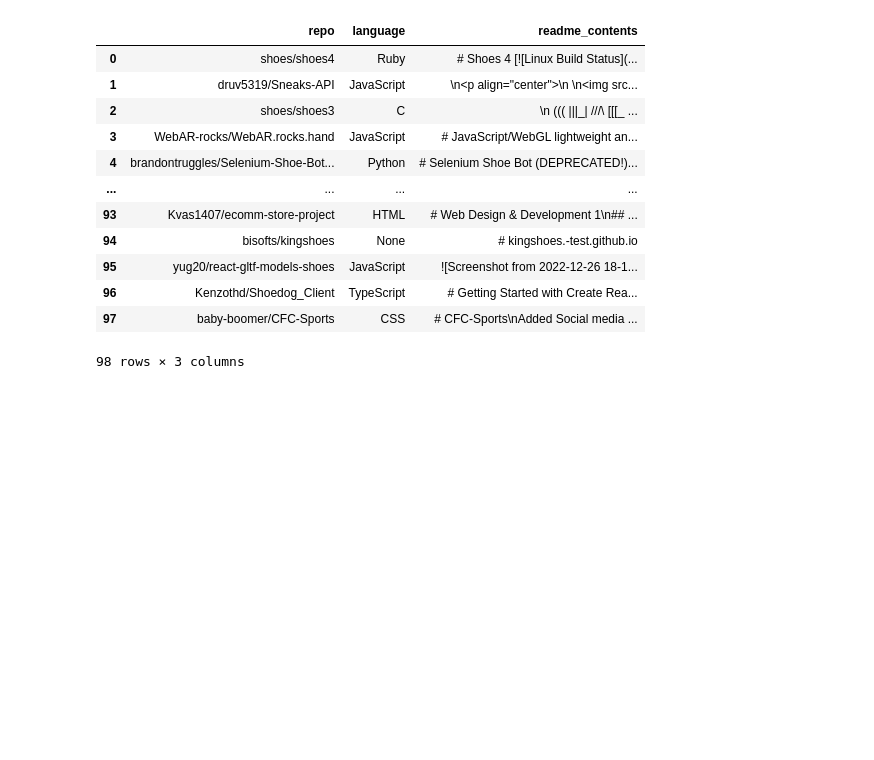
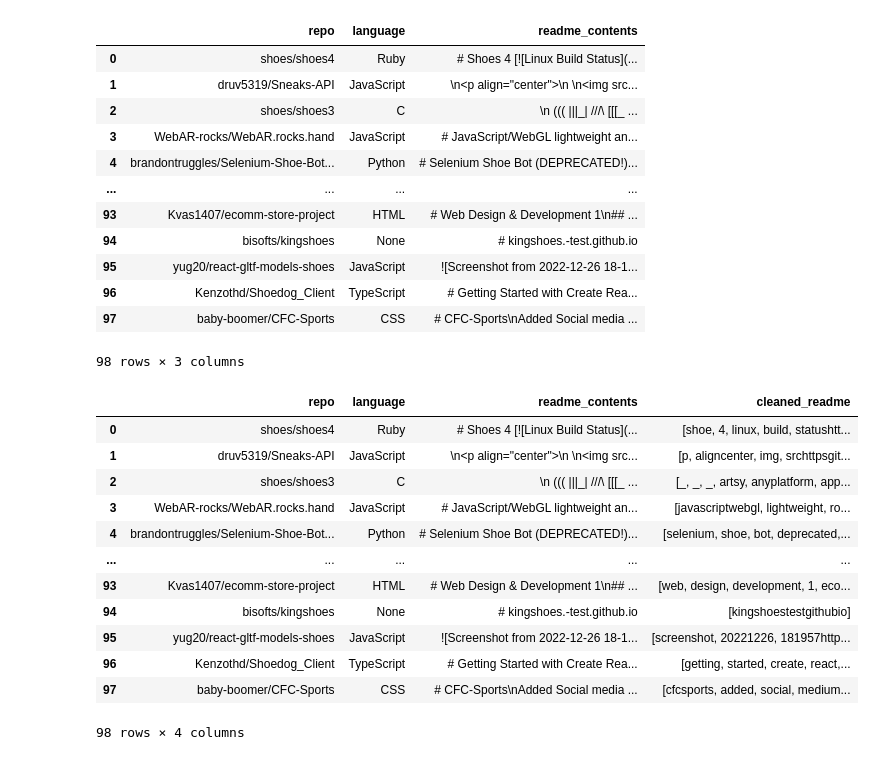
Before and after one commit to nlp-group-project/github-readme-languages, a Jupyter notebook: shawn_workbook.ipynb, the cells around one changed output. Cells and saved outputs as stored; diff of their text form; code cells hidden in the pictures; blank space fills up the shorter version.

```diff
--- a/shawn_workbook.ipynb
+++ b/shawn_workbook.ipynb
@@ -146,3 +147,21 @@ df
 | 96 | Kenzothd/Shoedog_Client | TypeScript | # Getting Started with Create Rea... |
 | 97 | baby-boomer/CFC-Sports | CSS | # CFC-Sports\nAdded Social media ... |
 98 rows × 3 columns
+# %%
+df['cleaned_readme'] = df['readme_contents'].apply(prep.clean_text)
+# %%
+df
+# %% [output]
+|  | repo | language | readme_contents | cleaned_readme |
+| 0 | shoes/shoes4 | Ruby | # Shoes 4 [![Linux Build Status](... | [shoe, 4, linux, build, statushtt... |
+| 1 | druv5319/Sneaks-API | JavaScript | \n<p align="center">\n \n<img src... | [p, aligncenter, img, srchttpsgit... |
+| 2 | shoes/shoes3 | C | \n ((( |||_| ///\ [[[_ ... | [_, _, _, artsy, anyplatform, app... |
+| 3 | WebAR-rocks/WebAR.rocks.hand | JavaScript | # JavaScript/WebGL lightweight an... | [javascriptwebgl, lightweight, ro... |
+| 4 | brandontruggles/Selenium-Shoe-Bot... | Python | # Selenium Shoe Bot (DEPRECATED!)... | [selenium, shoe, bot, deprecated,... |
+| ... | ... | ... | ... | ... |
+| 93 | Kvas1407/ecomm-store-project | HTML | # Web Design & Development 1\n## ... | [web, design, development, 1, eco... |
+| 94 | bisofts/kingshoes | None | # kingshoes.-test.github.io | [kingshoestestgithubio] |
+| 95 | yug20/react-gltf-models-shoes | JavaScript | ![Screenshot from 2022-12-26 18-1... | [screenshot, 20221226, 181957http... |
+| 96 | Kenzothd/Shoedog_Client | TypeScript | # Getting Started with Create Rea... | [getting, started, create, react,... |
+| 97 | baby-boomer/CFC-Sports | CSS | # CFC-Sports\nAdded Social media ... | [cfcsports, added, social, medium... |
+98 rows × 4 columns
```
Also changed, not shown: parts of 8 cells of this notebook, 2 other files.
